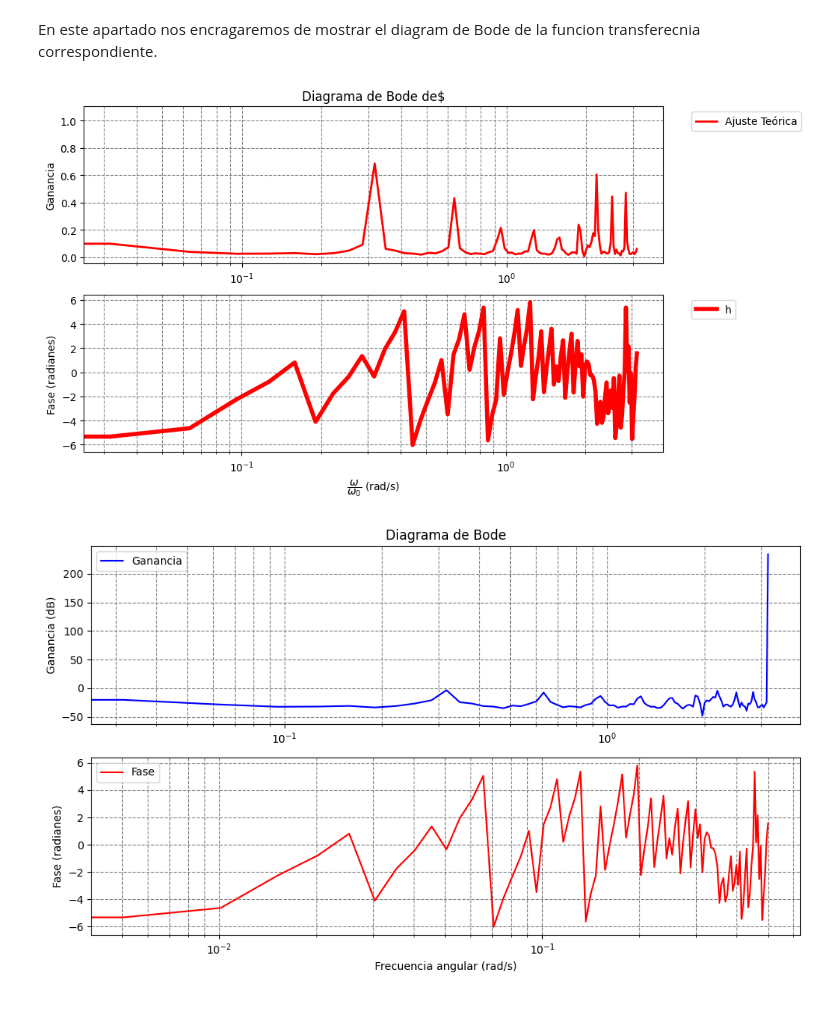
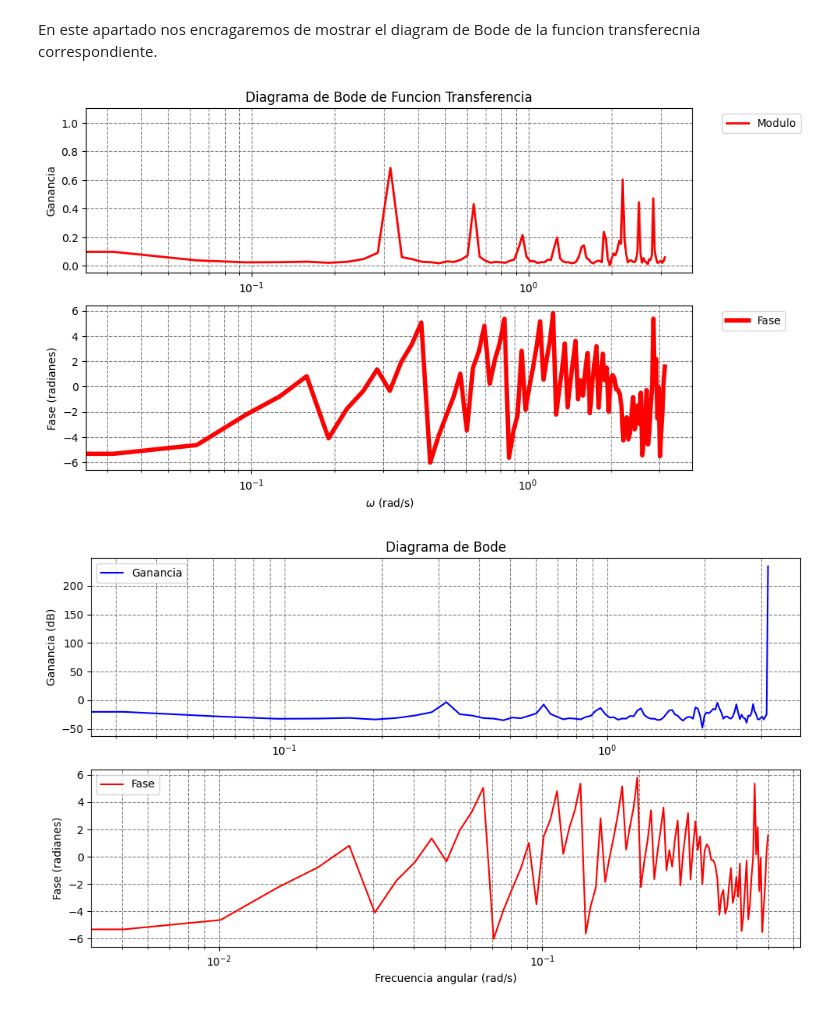
Before and after one commit to WetZap/Practicas-Circuitos, a Jupyter notebook: Practicas/Sesion 5/QuintaSesion.ipynb, the cells around one changed output. Cells and saved outputs as stored; diff of their text form; code cells hidden in the pictures.

```diff
--- a/Practicas/Sesion 5/QuintaSesion.ipynb
+++ b/Practicas/Sesion 5/QuintaSesion.ipynb
@@ -643,38 +643,38 @@ for i in FaseFuncionCondensador:
     else:
         Fase.append(0)
     j += 1
     """
 Ganancia = [(mf / mf_in) for mf, mf_in in zip(ModuloFuncionCondensador, ModuloFuente)]
 
 Fase = [fase_out - fase_in for fase_out, fase_in in zip(FaseFuncionCondensador, FaseFuente)]
 
 Ganancia.remove(Ganancia[-1])
 FrecuenciaAnguModulo = FrecuenciaAngu.copy()
 FrecuenciaAnguModulo.remove(FrecuenciaAngu[-1])
 
 
 # Graficar el diagrama de  Bode - Ganancia
 plt.figure(figsize=(10, 6))
 plt.subplot(2, 1, 1)
 #plt.plot(frec, Ganancia,label="Ajuste Teórica",color="red",lw=4)  # Gráfica semilogarítmica
-plt.semilogx(FrecuenciaAnguModulo, Ganancia,label="Ajuste Teórica",color="red",lw=2)  # Gráfica semilogarítmica
+plt.semilogx(FrecuenciaAnguModulo, Ganancia,label="Modulo",color="red",lw=2)  # Gráfica semilogarítmica
 
-plt.title(r"Diagrama de Bode de$")
+plt.title(r"Diagrama de Bode de Funcion Transferencia")
 plt.ylabel("Ganancia")
 plt.legend(bbox_to_anchor=(1.04, 1), loc="upper left")
 plt.grid(True, which="both", linestyle="--", color="gray")
 
 # Graficar el Bode - Fase (radianes)
 plt.subplot(2, 1, 2)
-plt.semilogx(FrecuenciaAngu, Fase,label="h",color="red",lw=4)  # Gráfica semilogarítmica
+plt.semilogx(FrecuenciaAngu, Fase,label="Fase",color="red",lw=4)  # Gráfica semilogarítmica
 plt.ylabel("Fase (radianes)")
-plt.xlabel(r"$\dfrac{\omega}{\omega_0} $ (rad/s)")
+plt.xlabel(r"$\omega $ (rad/s)")
 plt.grid(True, which="both", linestyle="--", color="gray")
 plt.legend(bbox_to_anchor=(1.04, 1), loc="upper left")
 
 plt.show()
 # %% [output]
-[figure, old version]
+[figure, new version]
 # %%
 Ganancia = []
 Fase = []
```
